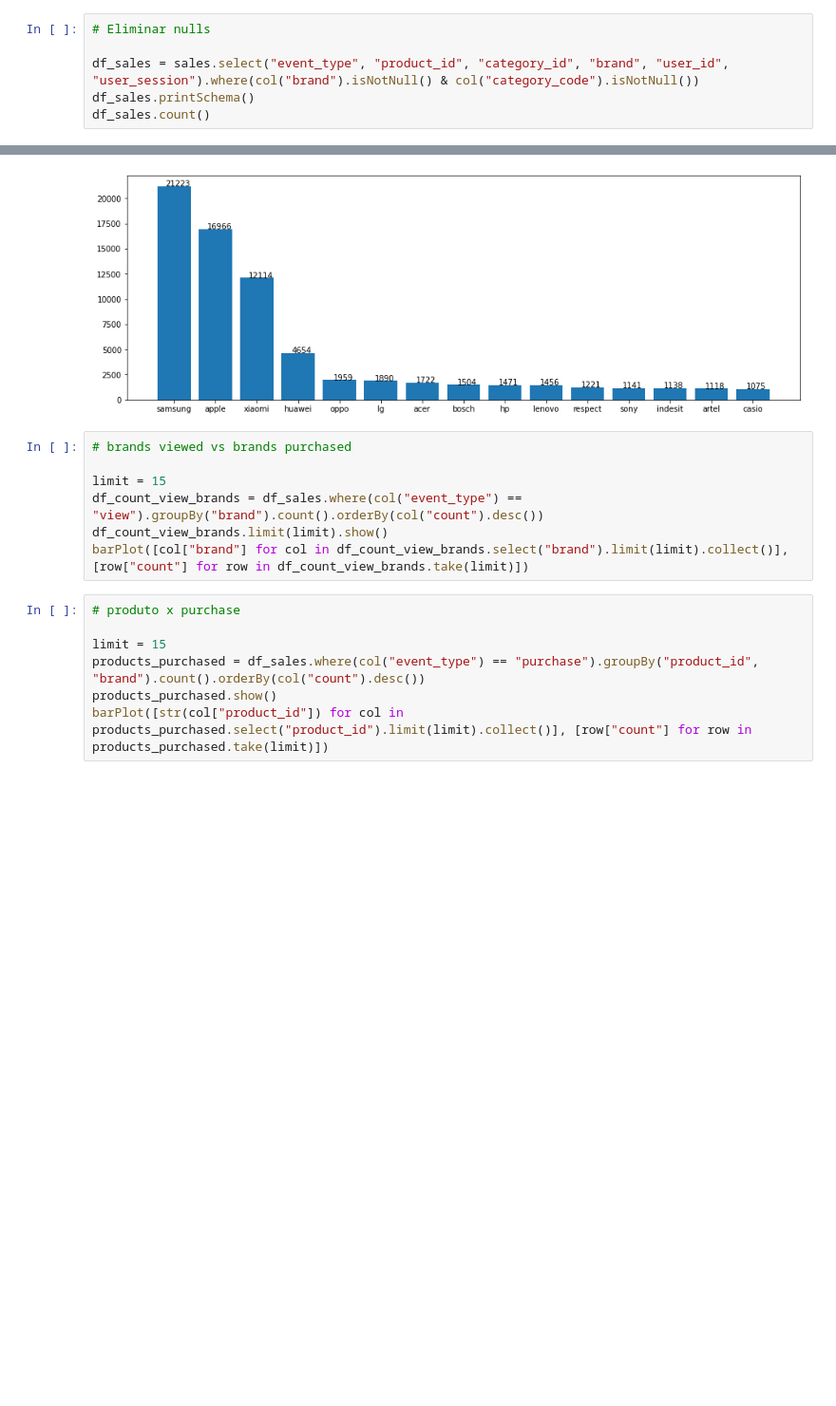
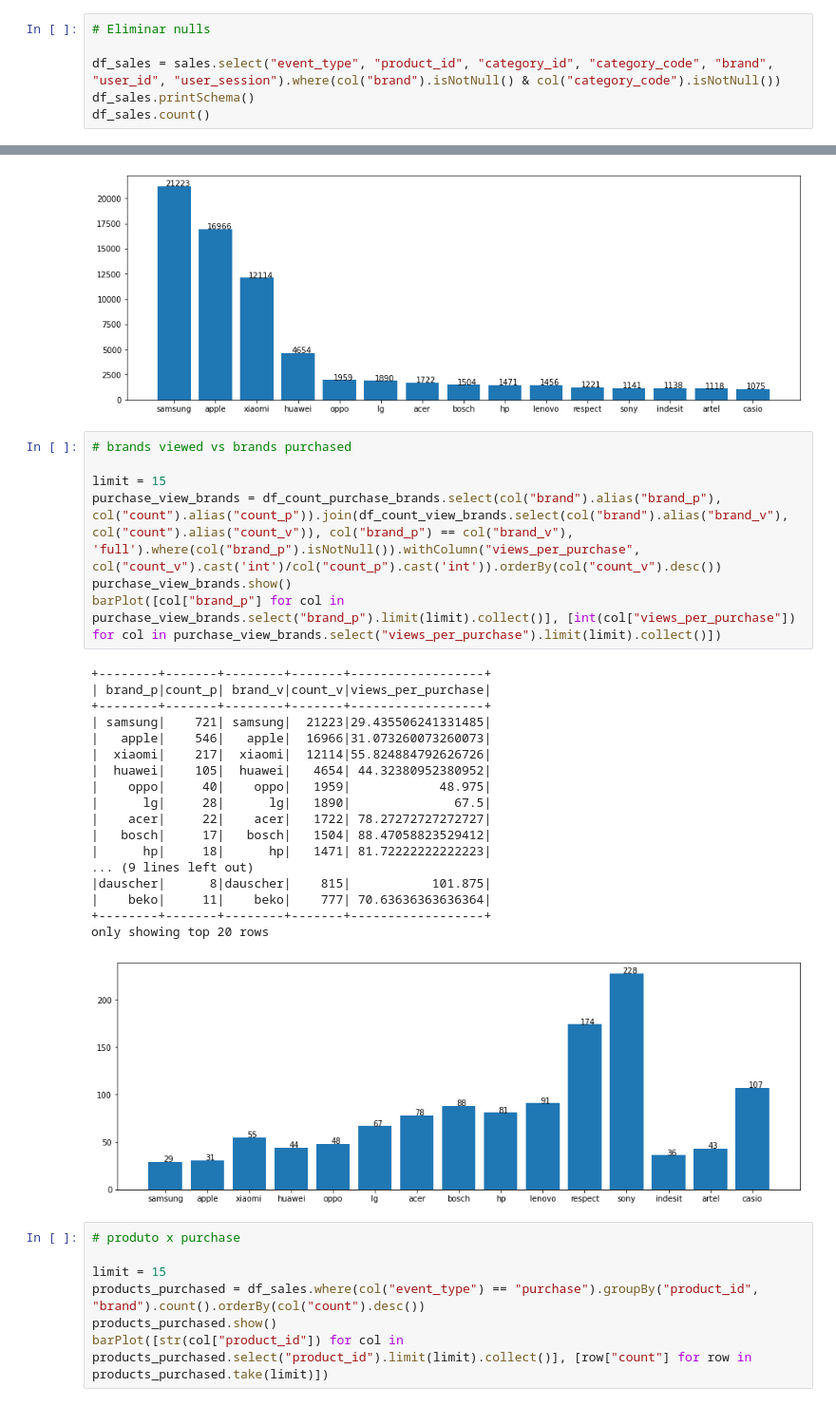
Before and after one commit to Caldeirada/abd_recommendation, a Jupyter notebook: data_exploration_preparation.ipynb, the cells around one changed output, grey strips where cells are left out. Shown at 95% size. Drawn from its saved outputs; the diff is of its cells as text; blank space fills up the shorter version.

```diff
--- a/data_exploration_preparation.ipynb
+++ b/data_exploration_preparation.ipynb
@@ -112,7 +112,7 @@ barPlot(df_nulls.columns ,[r for r in df_nulls.first()])
 # %%
 # Eliminar nulls
 
-df_sales = sales.select("event_type", "product_id", "category_id", "brand", "user_id", "user_session").where(col("brand").isNotNull() & col("category_code").isNotNull())
+df_sales = sales.select("event_type", "product_id", "category_id", "category_code", "brand", "user_id", "user_session").where(col("brand").isNotNull() & col("category_code").isNotNull())
 df_sales.printSchema()
 df_sales.count()
 # %% [output]
@@ -272,13 +273,32 @@ barPlot([col["brand"] for col in df_count_view_brands.select("brand").limit(limi
 |  casio| 1075|
 +-------+-----+
 [figure]
-# %%
-# brands viewed vs brands purchased
-
-limit = 15
-df_count_view_brands = df_sales.where(col("event_type") == "view").groupBy("brand").count().orderBy(col("count").desc())
-df_count_view_brands.limit(limit).show()
-barPlot([col["brand"] for col in df_count_view_brands.select("brand").limit(limit).collect()], [row["count"] for row in df_count_view_brands.take(limit)])
+# %%
+# brands viewed vs brands purchased
+
+limit = 15
+purchase_view_brands = df_count_purchase_brands.select(col("brand").alias("brand_p"), col("count").alias("count_p")).join(df_count_view_brands.select(col("brand").alias("brand_v"), col("count").alias("count_v")), col("brand_p") == col("brand_v"), 'full').where(col("brand_p").isNotNull()).withColumn("views_per_purchase", col("count_v").cast('int')/col("count_p").cast('int')).orderBy(col("count_v").desc())
+purchase_view_brands.show()
+barPlot([col["brand_p"] for col in purchase_view_brands.select("brand_p").limit(limit).collect()], [int(col["views_per_purchase"]) for col in purchase_view_brands.select("views_per_purchase").limit(limit).collect()])
+# %% [output]
++--------+-------+--------+-------+------------------+
+| brand_p|count_p| brand_v|count_v|views_per_purchase|
++--------+-------+--------+-------+------------------+
+| samsung|    721| samsung|  21223|29.435506241331485|
+|   apple|    546|   apple|  16966|31.073260073260073|
+|  xiaomi|    217|  xiaomi|  12114|55.824884792626726|
+|  huawei|    105|  huawei|   4654| 44.32380952380952|
+|    oppo|     40|    oppo|   1959|            48.975|
+|      lg|     28|      lg|   1890|              67.5|
+|    acer|     22|    acer|   1722| 78.27272727272727|
+|   bosch|     17|   bosch|   1504| 88.47058823529412|
+|      hp|     18|      hp|   1471| 81.72222222222223|
+... (9 lines left out)
+|dauscher|      8|dauscher|    815|           101.875|
+|    beko|     11|    beko|    777| 70.63636363636364|
++--------+-------+--------+-------+------------------+
+only showing top 20 rows
+[figure, added]
 # %%
 # produto x purchase
 
```
Also changed, not shown: parts of 6 cells of this notebook.
